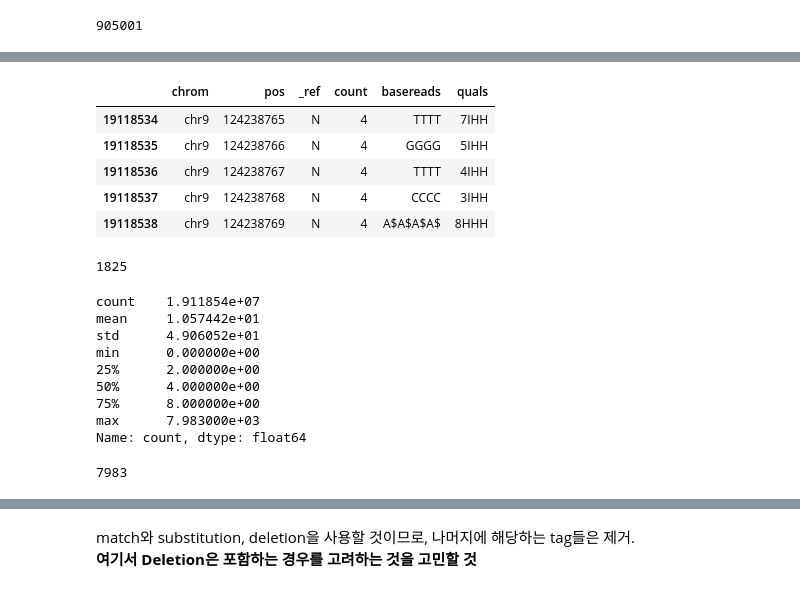
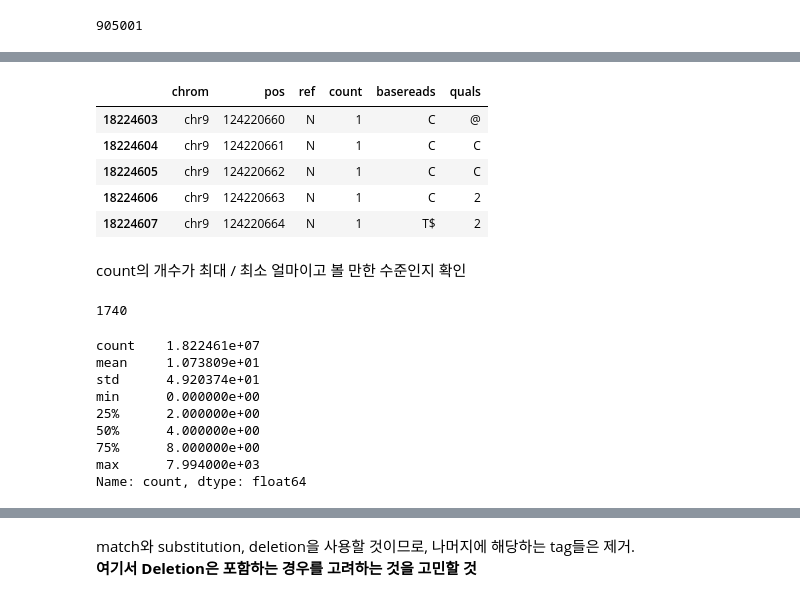
Before and after one commit to WoobeenJeong/miRNA_motif_finding, a Jupyter notebook: Project_003.ipynb, the cells around one changed output, grey strips where cells are left out. Saved outputs shown, nothing was run; the diff lists cells and outputs as text; code cells hidden in the pictures.

```diff
--- a/Project_003.ipynb
+++ b/Project_003.ipynb
@@ -99,10 +129,10 @@ chr9    124238769       N       4       A$A$A$A$        8HHH
 # %%
-pileup = pd.read_csv('forward-CLIP-let7g-gene.pileup', sep='\t', names=['chrom', 'pos', '_ref', 'count', 'basereads', 'quals'])
+pileup = pd.read_csv('check-CLIP-let7g-gene.pileup', sep='\t', names=['chrom', 'pos', 'ref', 'count', 'basereads', 'quals'])
 pileup.tail()
 # %% [output]
-|  | chrom | pos | _ref | count | basereads | quals |
-| 19118534 | chr9 | 124238765 | N | 4 | TTTT | 7IHH |
-| 19118535 | chr9 | 124238766 | N | 4 | GGGG | 5IHH |
-| 19118536 | chr9 | 124238767 | N | 4 | TTTT | 4IHH |
-| 19118537 | chr9 | 124238768 | N | 4 | CCCC | 3IHH |
-| 19118538 | chr9 | 124238769 | N | 4 | A$A$A$A$ | 8HHH |
+|  | chrom | pos | ref | count | basereads | quals |
+| 18224603 | chr9 | 124220660 | N | 1 | C | @ |
+| 18224604 | chr9 | 124220661 | N | 1 | C | C |
+| 18224605 | chr9 | 124220662 | N | 1 | C | C |
+| 18224606 | chr9 | 124220663 | N | 1 | C | 2 |
+| 18224607 | chr9 | 124220664 | N | 1 | T$ | 2 |
@@ -111,21 +139,19 @@ count의 개수가 최대 / 최소 얼마이고 볼 만한 수준인지 확인
+# %% [markdown]
+count의 개수가 최대 / 최소 얼마이고 볼 만한 수준인지 확인
 # %%
 len(np.unique(pileup['count']))
 # %% [output]
-1825
+1740
 # %%
 pileup['count'].describe()
 # %% [output]
-count    1.911854e+07
-mean     1.057442e+01
-std      4.906052e+01
+count    1.822461e+07
+mean     1.073809e+01
+std      4.920374e+01
 min      0.000000e+00
 25%      2.000000e+00
 50%      4.000000e+00
 75%      8.000000e+00
-max      7.983000e+03
+max      7.994000e+03
 Name: count, dtype: float64
-# %%
-np.max(pileup['count'])
-# %% [output]
-7983
 # %% [markdown]
```
Also changed, not shown: parts of 38 cells of this notebook.
